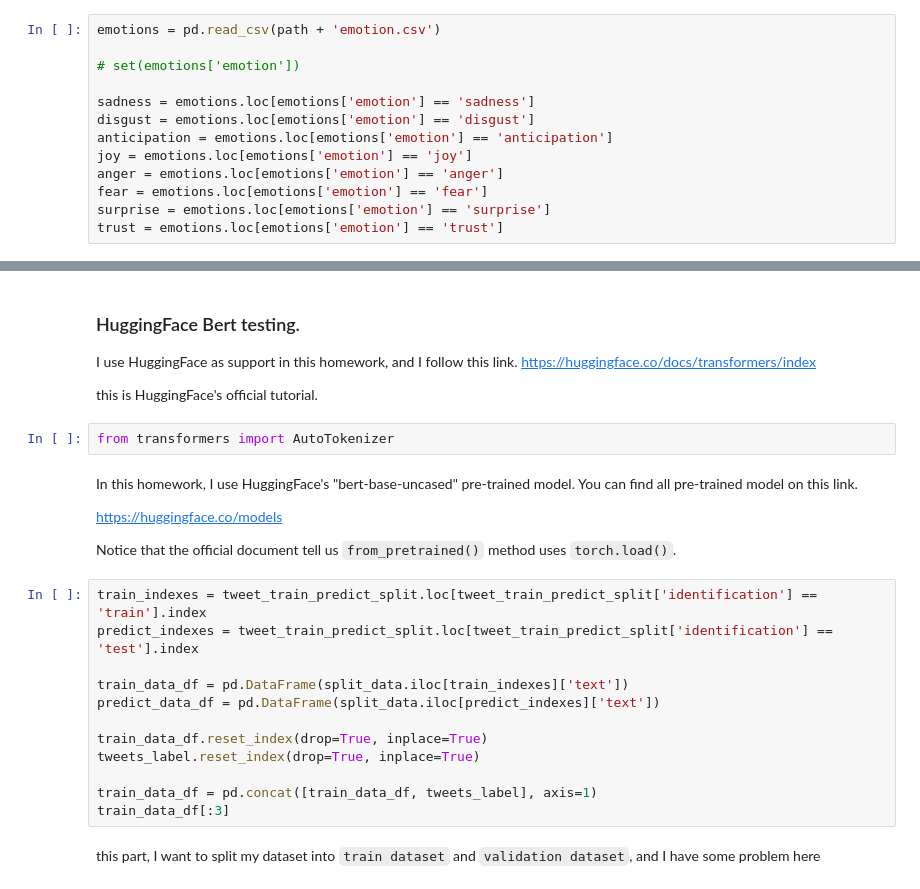
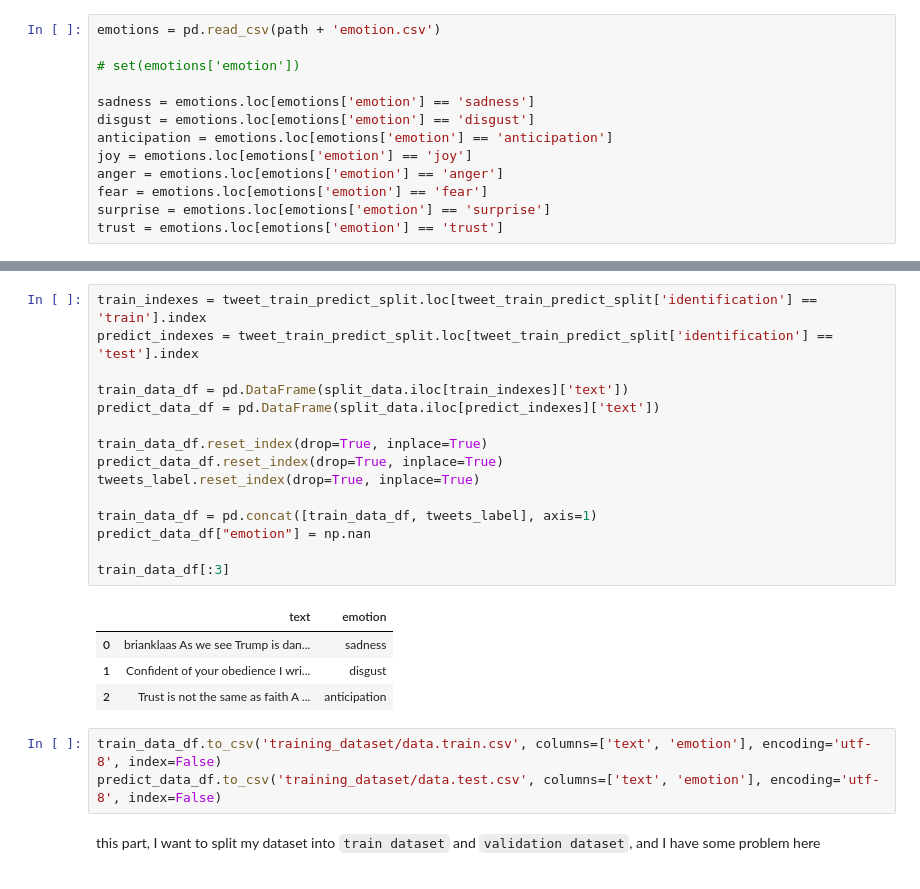
Before and after one commit to ShahonG/2022DM-Lab2, a Jupyter notebook: DM2021-Lab2-Homework.ipynb, the cells around one changed output, grey strips where cells are left out. Cells and saved outputs as stored; diff of their text form.

```diff
--- a/DM2021-Lab2-Homework.ipynb
+++ b/DM2021-Lab2-Homework.ipynb
@@ -112,29 +306,25 @@ display(df_emotion)
-# %% [markdown]
-### HuggingFace Bert testing.
-I use HuggingFace as support in this homework, and I follow this link.
-https://huggingface.co/docs/transformers/index
-
-this is HuggingFace's official tutorial.
-# %%
-from transformers import AutoTokenizer
-# %% [markdown]
-In this homework, I use HuggingFace's "bert-base-uncased" pre-trained model.
-You can find all pre-trained model on this link.
-
-https://huggingface.co/models
-
-Notice that the official document tell us `from_pretrained()` method uses `torch.load()`.
 # %%
 train_indexes = tweet_train_predict_split.loc[tweet_train_predict_split['identification'] == 'train'].index
 predict_indexes = tweet_train_predict_split.loc[tweet_train_predict_split['identification'] == 'test'].index
 
 train_data_df = pd.DataFrame(split_data.iloc[train_indexes]['text'])
 predict_data_df = pd.DataFrame(split_data.iloc[predict_indexes]['text'])
 
 train_data_df.reset_index(drop=True, inplace=True)
+predict_data_df.reset_index(drop=True, inplace=True)
 tweets_label.reset_index(drop=True, inplace=True)
 
 train_data_df = pd.concat([train_data_df, tweets_label], axis=1)
+predict_data_df["emotion"] = np.nan
+
 train_data_df[:3]
+# %% [output]
+|  | text | emotion |
+| 0 | brianklaas As we see Trump is dan... | sadness |
+| 1 | Confident of your obedience I wri... | disgust |
+| 2 | Trust is not the same as faith A ... | anticipation |
+# %%
+train_data_df.to_csv('training_dataset/data.train.csv', columns=['text', 'emotion'], encoding='utf-8', index=False)
+predict_data_df.to_csv('training_dataset/data.test.csv', columns=['text', 'emotion'], encoding='utf-8', index=False)
 # %% [markdown]
 this part, I want to split my dataset into `train dataset` and `validation dataset`, and I have some problem here
```
Also changed, not shown: parts of 49 cells of this notebook.
